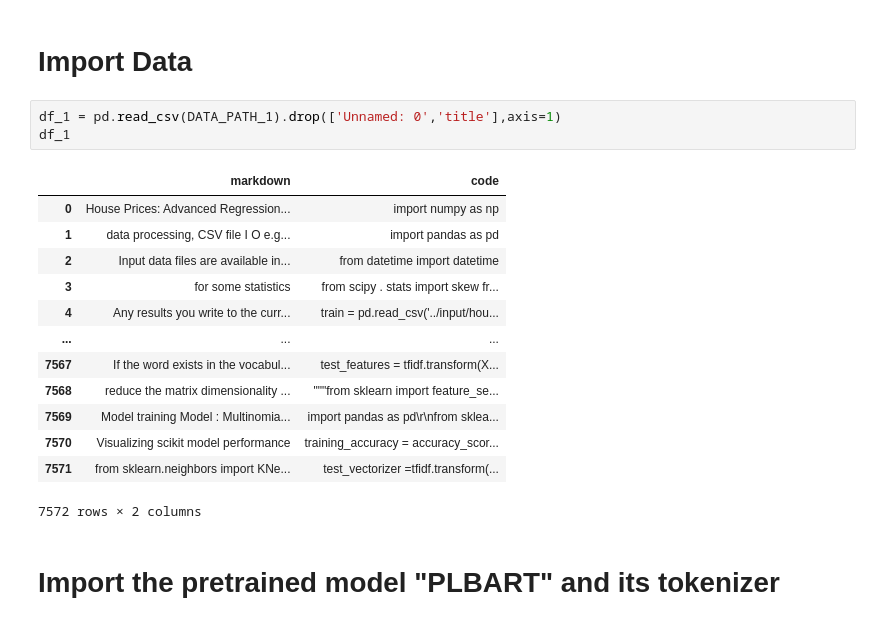
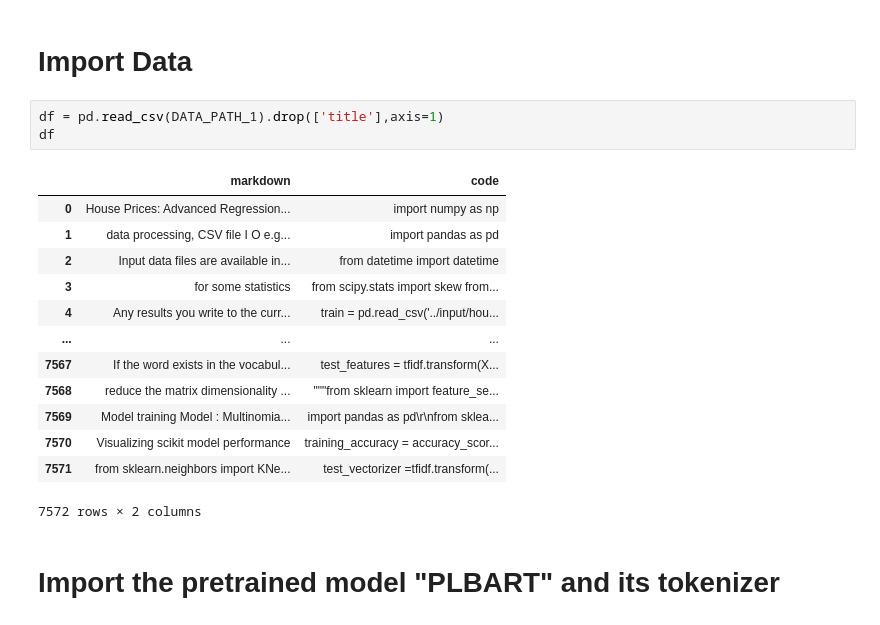
Before and after one commit to dikraMasrour/NotebookDocGen, a Jupyter notebook: DocGen_Task/notebooks/07-finetune_plbart.ipynb, the cells around one changed output. Cells and saved outputs as stored; diff of their text form.

```diff
--- a/DocGen_Task/notebooks/07-finetune_plbart.ipynb
+++ b/DocGen_Task/notebooks/07-finetune_plbart.ipynb
@@ -14,14 +14,14 @@ DATA_PATH_2 = "../data/data_pairs_2.csv"
 # %% [markdown]
 # Import Data
 # %%
-df_1 = pd.read_csv(DATA_PATH_1).drop(['Unnamed: 0','title'],axis=1)
-df_1
+df = pd.read_csv(DATA_PATH_1).drop(['title'],axis=1)
+df
 # %% [output]
 |  | markdown | code |
 | 0 | House Prices: Advanced Regression... | import numpy as np |
 | 1 | data processing, CSV file I O e.g... | import pandas as pd |
 | 2 | Input data files are available in... | from datetime import datetime |
-| 3 | for some statistics | from scipy . stats import skew fr... |
+| 3 | for some statistics | from scipy.stats import skew from... |
 | 4 | Any results you write to the curr... | train = pd.read_csv('../input/hou... |
 | ... | ... | ... |
 | 7567 | If the word exists in the vocabul... | test_features = tfidf.transform(X... |
```
Also changed, not shown: parts of 21 cells of this notebook, 1 other file.
